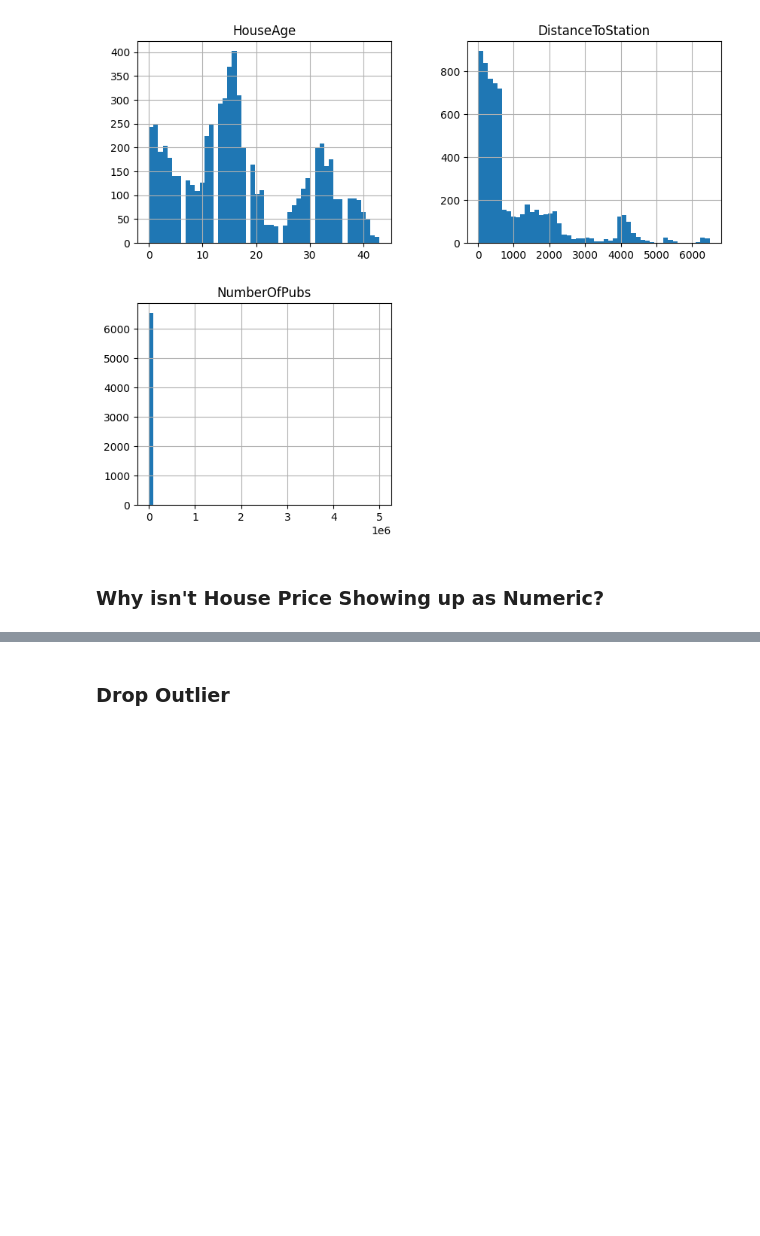
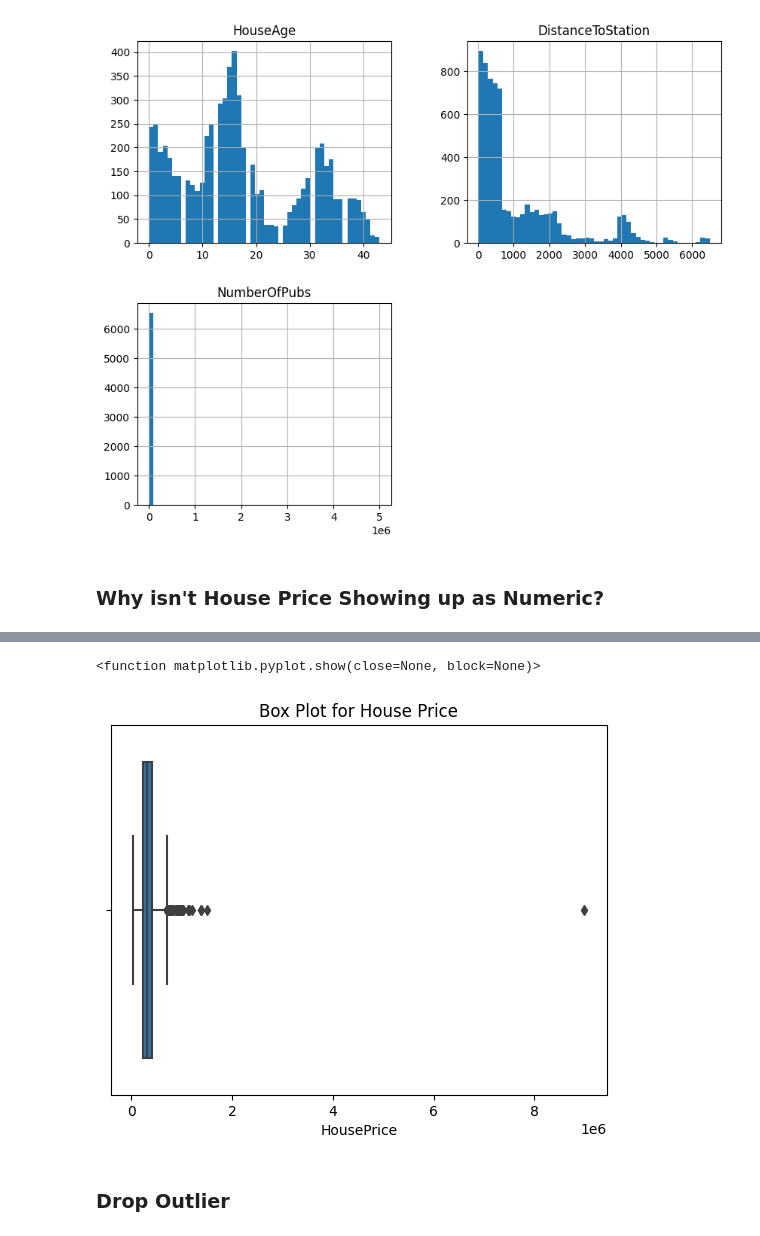
Before and after one commit to Nthies6624/HousePredictionAPI, a Jupyter notebook: Regression.ipynb, the cells around one changed output, grey strips where cells are left out. Cells and saved outputs as stored; diff of their text form; code cells hidden in the pictures; blank space fills up the shorter version.

```diff
--- a/Regression.ipynb
+++ b/Regression.ipynb
@@ -229,0 +227,3 @@ train[(train['HousePrice'] == '??']
+# %%
+# Drop rows that equal '??'
+train = train[train['HousePrice'] !='??']
@@ -229,0 +236,3 @@ train[(train['HousePrice'] == '??']
+# %%
+# Overwrite the house price column with the converted column
+train['HousePrice'] = train['HousePrice'].astype(float)
@@ -230,3 +255,11 @@ train[(train['HousePrice'] == '??']
+# %%
+# Create a box plot for house prices
+plt.title('Box Plot for House Price')
+sns.boxplot(x=train['HousePrice'])
+plt.show
+# %% [output]
+<function matplotlib.pyplot.show(close=None, block=None)>
+[figure, added]
 # %% [markdown]
 ### Drop Outlier
 # %% [markdown]
```
Also changed, not shown: parts of 7 cells of this notebook.
